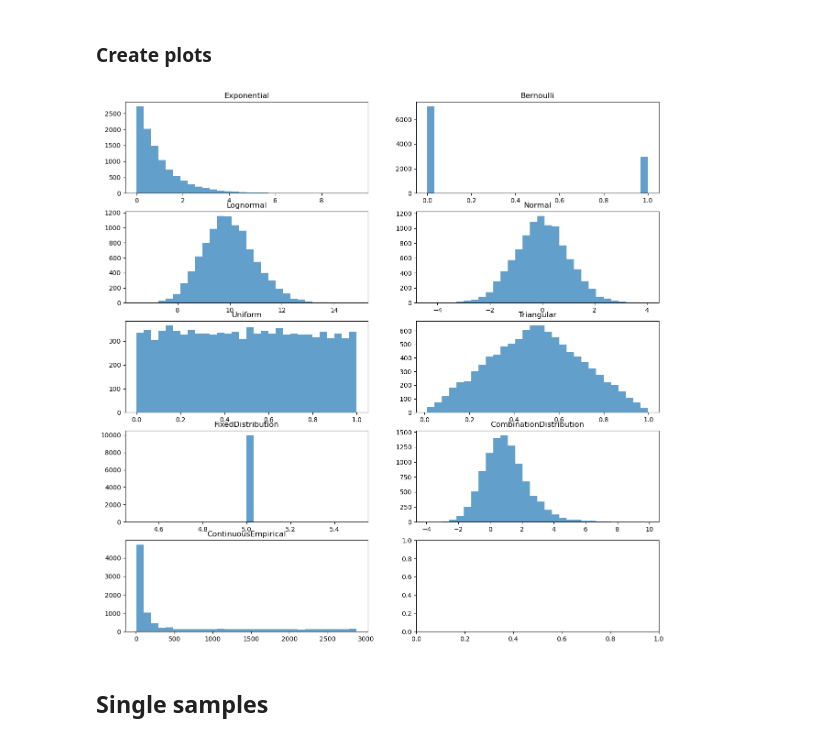
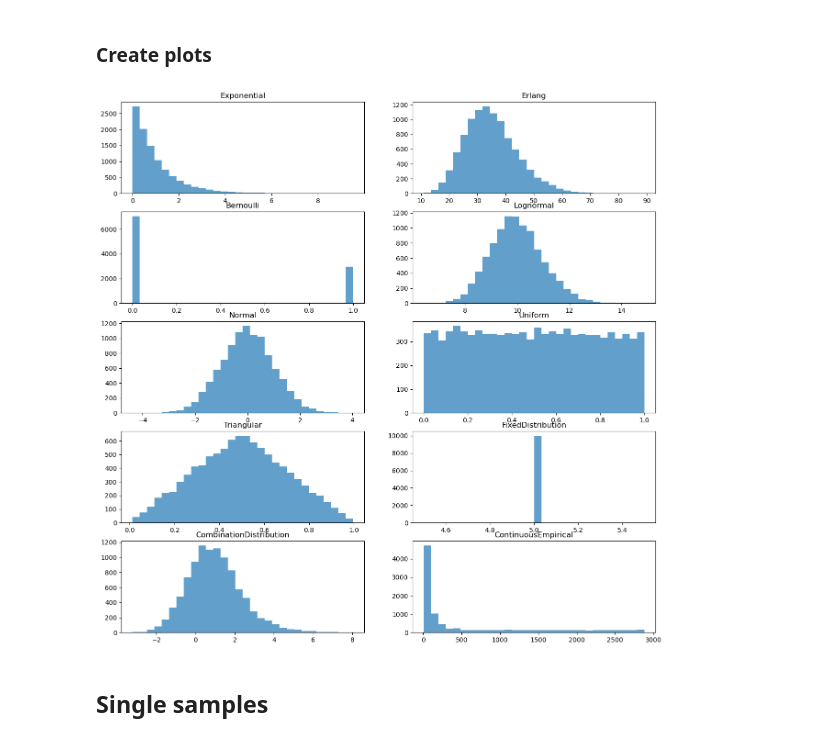
Before and after one commit to TomMonks/sim-tools, a Jupyter notebook: examples/distributions_examples.ipynb, the cells around one changed output. Saved outputs shown, nothing was run; the diff lists cells and outputs as text; code cells hidden in the pictures.

```diff
--- a/examples/distributions_examples.ipynb
+++ b/examples/distributions_examples.ipynb
@@ -90,35 +92,35 @@ from sim_tools.distributions import (Exponential,
 import numpy as np
 import matplotlib.pyplot as plt
 
 # Create an instance of each distribution and generate 10,000 samples
 distributions = [
     Exponential(mean=1.0, random_seed=42),
     Erlang(mean=32.0, stdev=9.26, location=2.83, random_seed=42),
     Bernoulli(p=0.3, random_seed=42),
     Lognormal(mean=10, stdev=1, random_seed=42),
     Normal(mean=0, sigma=1, allow_neg=True, random_seed=42),
     Uniform(low=0, high=1, random_seed=42),
     Triangular(low=0, mode=0.5, high=1, random_seed=42),
     FixedDistribution(value=5),
     CombinationDistribution(Exponential(mean=1.0), Normal(mean=0, sigma=1, allow_neg=True)),
     ContinuousEmpirical(lower_bounds = [0, 5, 10, 15, 30, 45, 60, 120, 180, 240, 480],
                         upper_bounds = [5, 10, 15, 30, 45, 60, 120, 180, 240, 480, 2880],
                         freq = [34, 4, 8, 13, 15, 13, 19, 13, 9,  12, 73],
                         random_seed=42)
 ]
 
-fig, axs = plt.subplots(len(distributions) // 2 + 1, 2, figsize=(15, 15))
+fig, axs = plt.subplots(len(distributions) // 2, 2, figsize=(15, 15))
 
 for i, distribution in enumerate(distributions):
     row = i // 2
     col = i % 2
     samples = distribution.sample(size=10000)
     axs[row, col].hist(samples, bins=30, alpha=0.7)
     axs[row, col].set_title(distribution.__class__.__name__)
 
 plt.show()
 # %% [output]
-[figure, old version]
+[figure, new version]
 # %% [markdown]
 ## Single samples
 # %%
```
Also changed, not shown: parts of 1 cell of this notebook.
